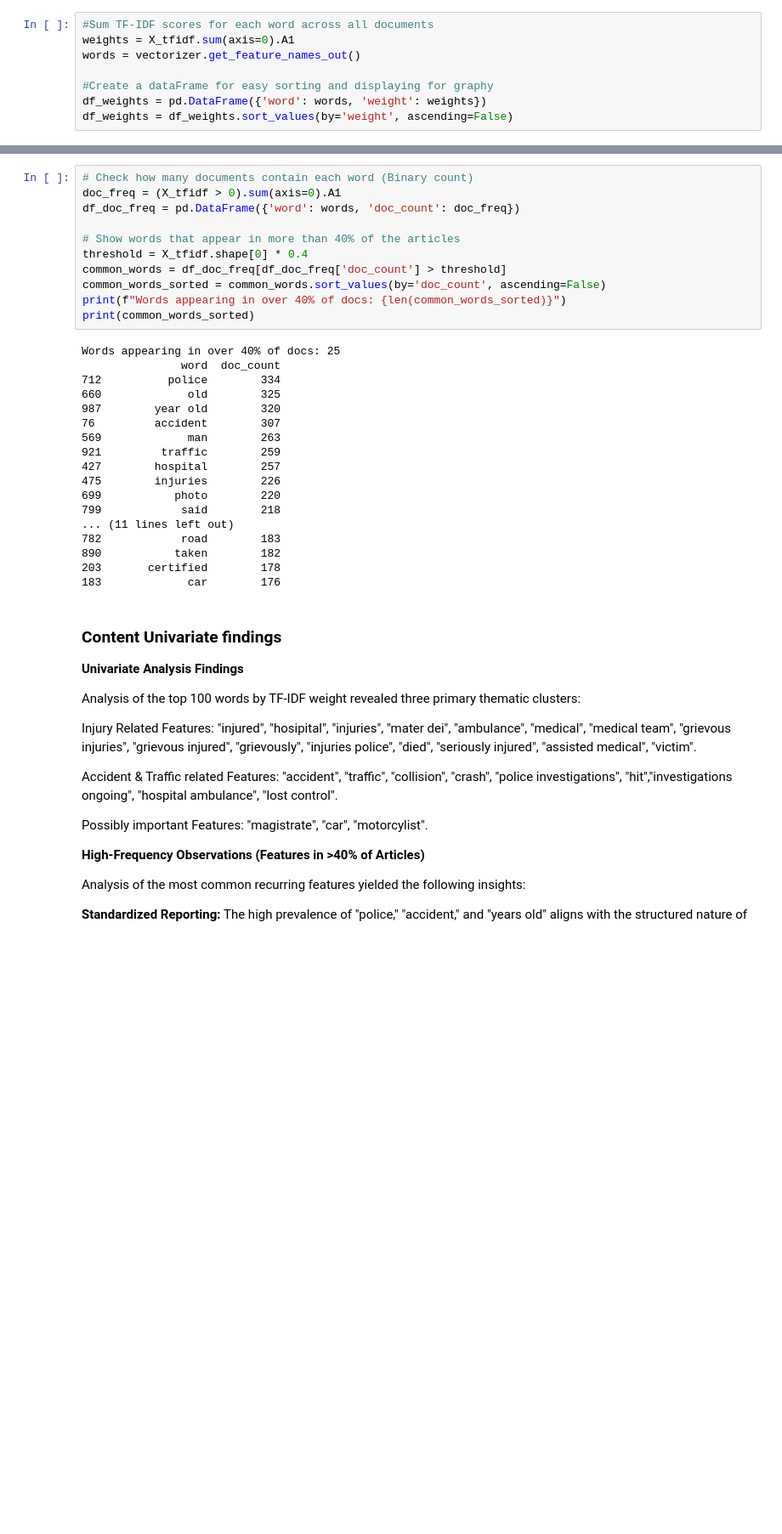
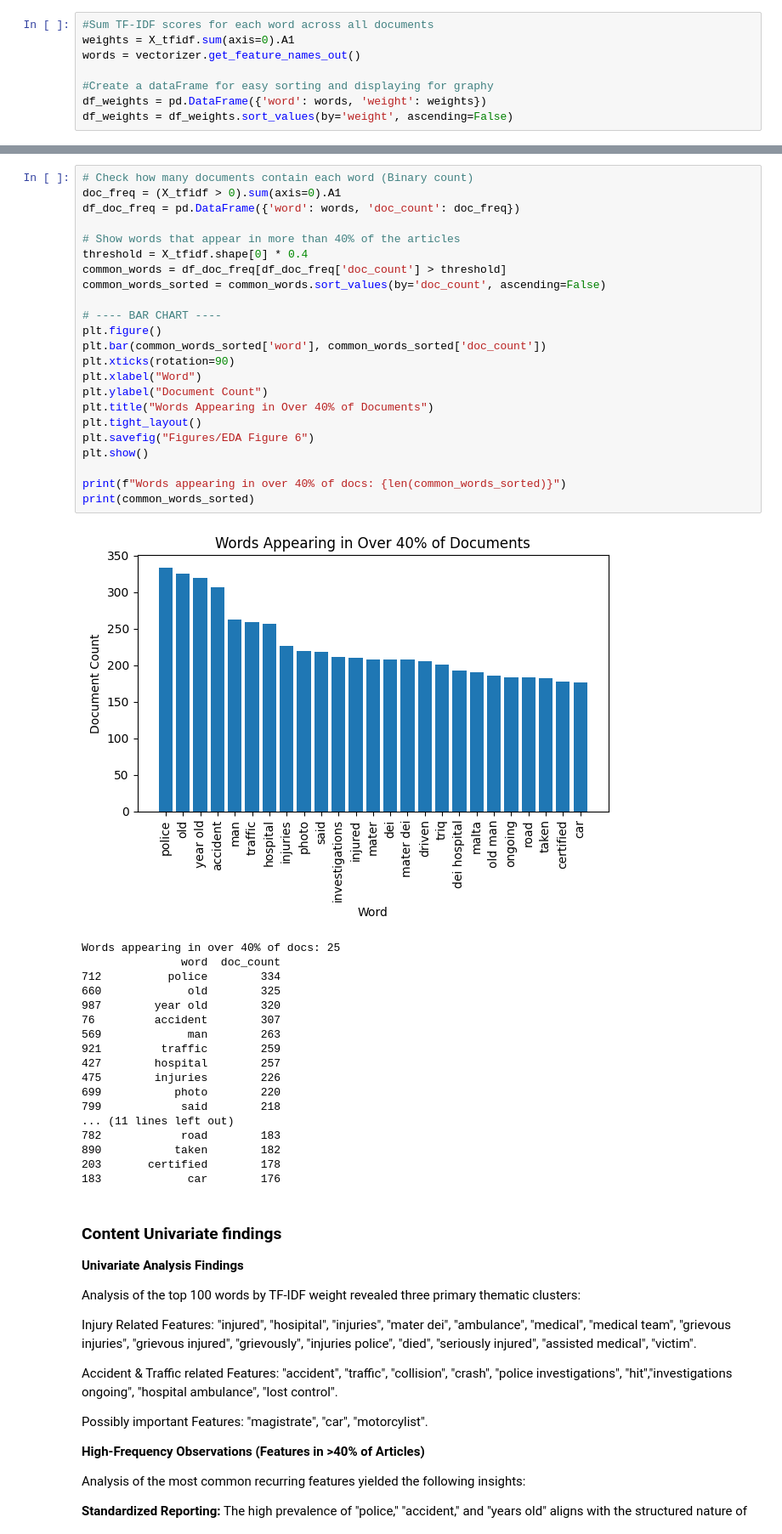
Before and after one commit to LucaKingu/Applied-Machine-Learning--ICS5110--Assignment, a Jupyter notebook: 2_exploratory_analysis.ipynb, the cells around one changed output, grey strips where cells are left out. Shown at 85% size. Saved outputs shown, nothing was run; the diff lists cells and outputs as text; blank space fills up the shorter version.

Commit message:
Writing EDA, adding Figures to code

```diff
--- a/2_exploratory_analysis.ipynb
+++ b/2_exploratory_analysis.ipynb
@@ -389,15 +377,28 @@ plt.show()
 # %%
 # Check how many documents contain each word (Binary count)
 doc_freq = (X_tfidf > 0).sum(axis=0).A1
 df_doc_freq = pd.DataFrame({'word': words, 'doc_count': doc_freq})
 
 # Show words that appear in more than 40% of the articles
 threshold = X_tfidf.shape[0] * 0.4
 common_words = df_doc_freq[df_doc_freq['doc_count'] > threshold]
 common_words_sorted = common_words.sort_values(by='doc_count', ascending=False)
+
+# ---- BAR CHART ----
+plt.figure()
+plt.bar(common_words_sorted['word'], common_words_sorted['doc_count'])
+plt.xticks(rotation=90)
+plt.xlabel("Word")
+plt.ylabel("Document Count")
+plt.title("Words Appearing in Over 40% of Documents")
+plt.tight_layout()
+plt.savefig("Figures/EDA Figure 6")
+plt.show()
+
 print(f"Words appearing in over 40% of docs: {len(common_words_sorted)}")
 print(common_words_sorted)
 # %% [output]
+[figure, added]
 Words appearing in over 40% of docs: 25
                word  doc_count
 712          police        334
```
Also changed, not shown: parts of 11 cells of this notebook, 8 other files.
